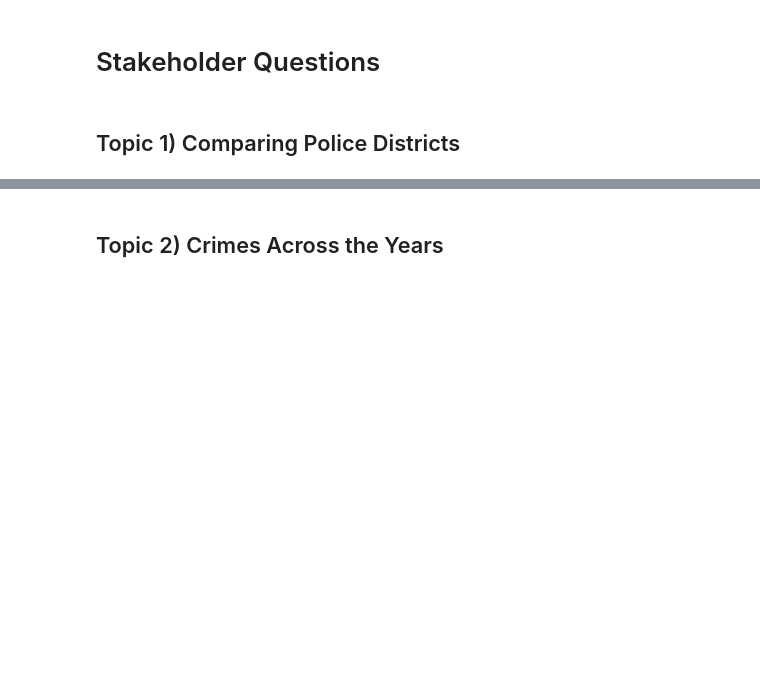
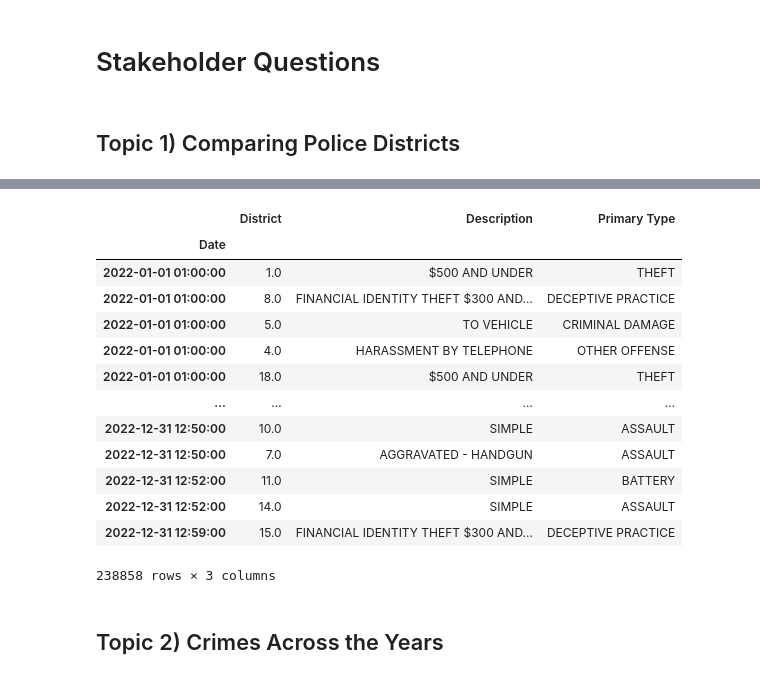
Before and after one commit to donmarcolaureano/chicago_crime, a Jupyter notebook: chicago_crime.ipynb, the cells around one changed output, grey strips where cells are left out. Drawn from its saved outputs; the diff is of its cells as text; code cells hidden in the pictures; blank space fills up the shorter version.

```diff
--- a/chicago_crime.ipynb
+++ b/chicago_crime.ipynb
@@ -233,3 +202,21 @@ Name: Description, Length: 9536, dtype: int64
+# %%
+district_crime_22 = year_2022[['District', 'Description', 'Primary Type']]
+district_crime_22
+# %% [output]
+|  | District | Description | Primary Type |
+| Date |  |  |  |
+| 2022-01-01 01:00:00 | 1.0 | $500 AND UNDER | THEFT |
+| 2022-01-01 01:00:00 | 8.0 | FINANCIAL IDENTITY THEFT $300 AND... | DECEPTIVE PRACTICE |
+| 2022-01-01 01:00:00 | 5.0 | TO VEHICLE | CRIMINAL DAMAGE |
+| 2022-01-01 01:00:00 | 4.0 | HARASSMENT BY TELEPHONE | OTHER OFFENSE |
+| 2022-01-01 01:00:00 | 18.0 | $500 AND UNDER | THEFT |
+| ... | ... | ... | ... |
+| 2022-12-31 12:50:00 | 10.0 | SIMPLE | ASSAULT |
+| 2022-12-31 12:50:00 | 7.0 | AGGRAVATED - HANDGUN | ASSAULT |
+| 2022-12-31 12:52:00 | 11.0 | SIMPLE | BATTERY |
+| 2022-12-31 12:52:00 | 14.0 | SIMPLE | ASSAULT |
+| 2022-12-31 12:59:00 | 15.0 | FINANCIAL IDENTITY THEFT $300 AND... | DECEPTIVE PRACTICE |
+238858 rows × 3 columns
 # %% [markdown]
 ## Topic 2) Crimes Across the Years
 # %% [markdown]
```
Also changed, not shown: parts of 4 cells of this notebook.
